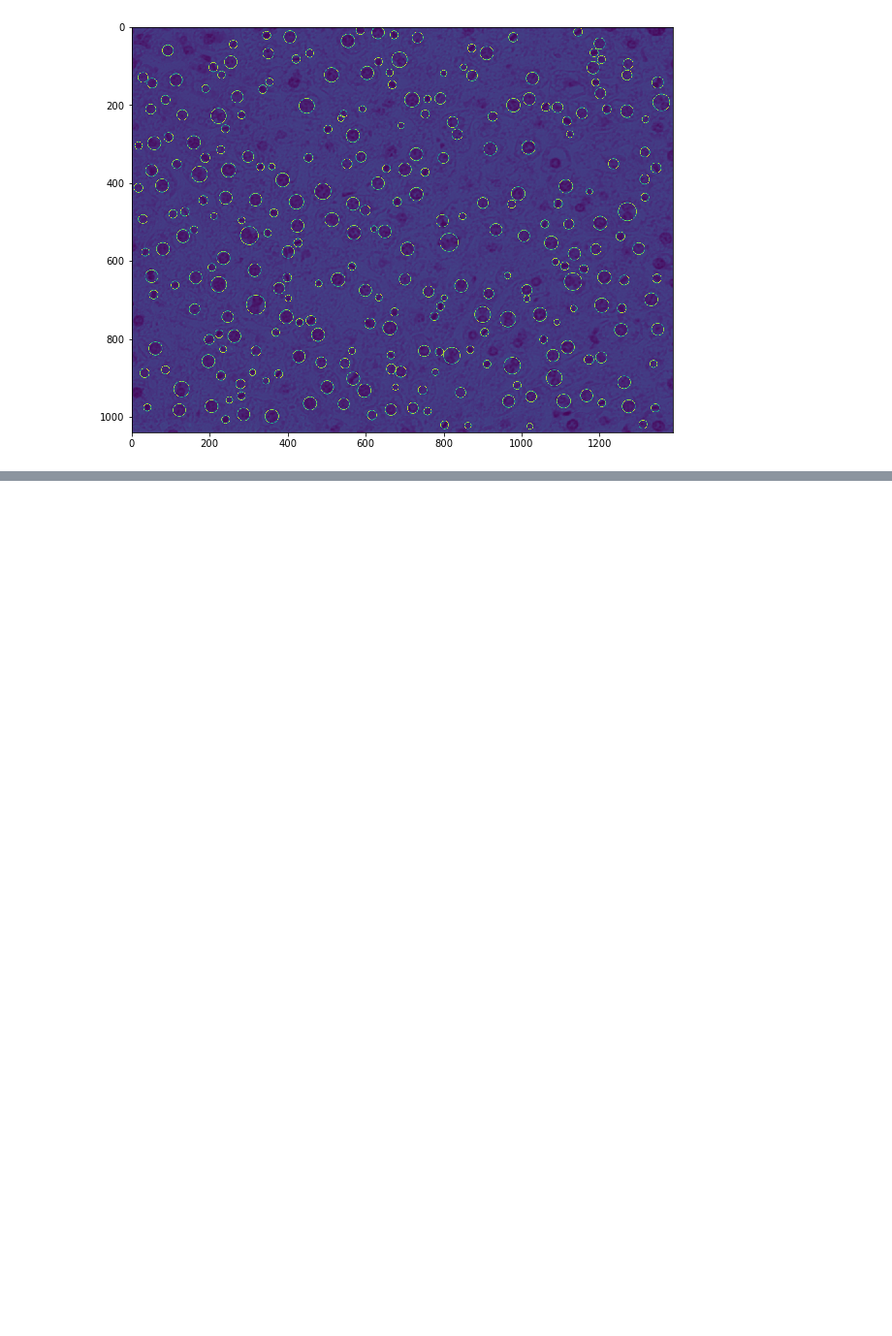
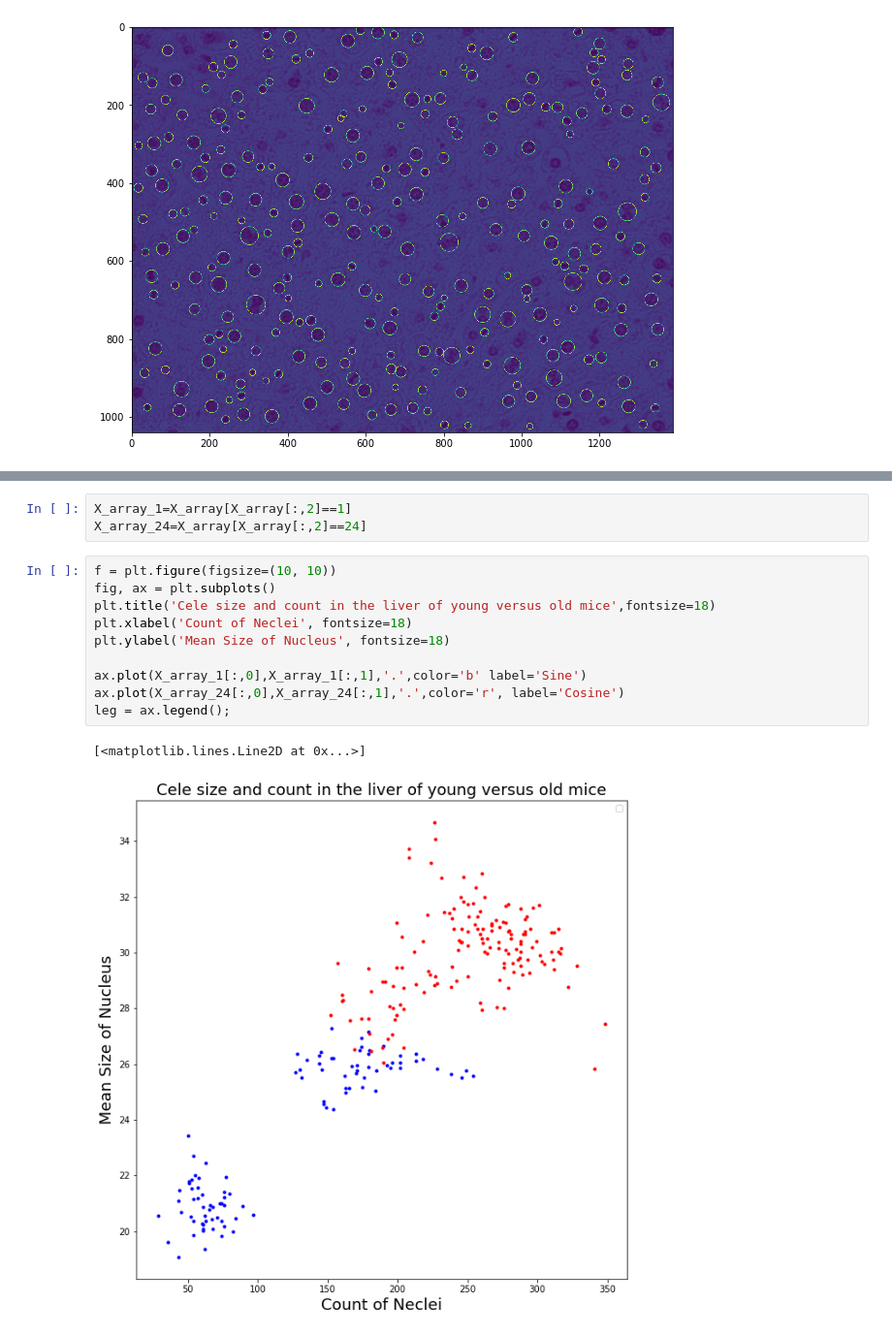
Before and after one commit to moqri/Aging-Cell-Morphology, a Jupyter notebook: plot_raw_image.ipynb, the cells around one changed output, grey strips where cells are left out. Shown at 97% size. Drawn from its saved outputs; the diff is of its cells as text; blank space fills up the shorter version.

```diff
--- a/plot_raw_image.ipynb
+++ b/plot_raw_image.ipynb
@@ -97,0 +170,16 @@ plt.imshow(img_with_keypoints[:,:,0])
+# %%
+X_array_1=X_array[X_array[:,2]==1]
+X_array_24=X_array[X_array[:,2]==24]
+# %%
+f = plt.figure(figsize=(10, 10))
+fig, ax = plt.subplots()
+plt.title('Cele size and count in the liver of young versus old mice',fontsize=18)
+plt.xlabel('Count of Neclei', fontsize=18)
+plt.ylabel('Mean Size of Nucleus', fontsize=18)
+
+ax.plot(X_array_1[:,0],X_array_1[:,1],'.',color='b' label='Sine')
+ax.plot(X_array_24[:,0],X_array_24[:,1],'.',color='r', label='Cosine')
+leg = ax.legend();
+# %% [output]
+[<matplotlib.lines.Line2D at 0x...>]
+[figure, added]
```
Also changed, not shown: parts of 4 cells of this notebook.
